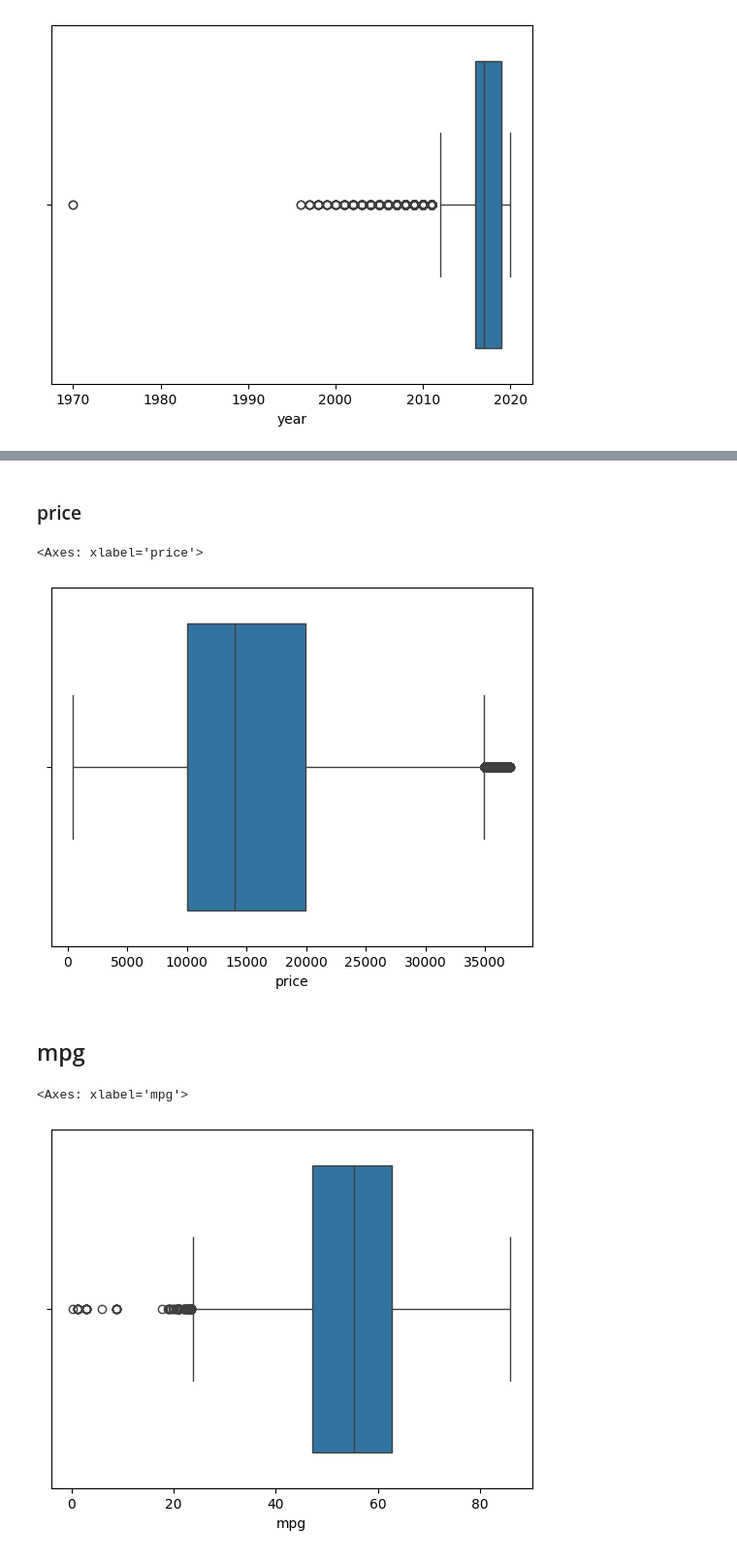
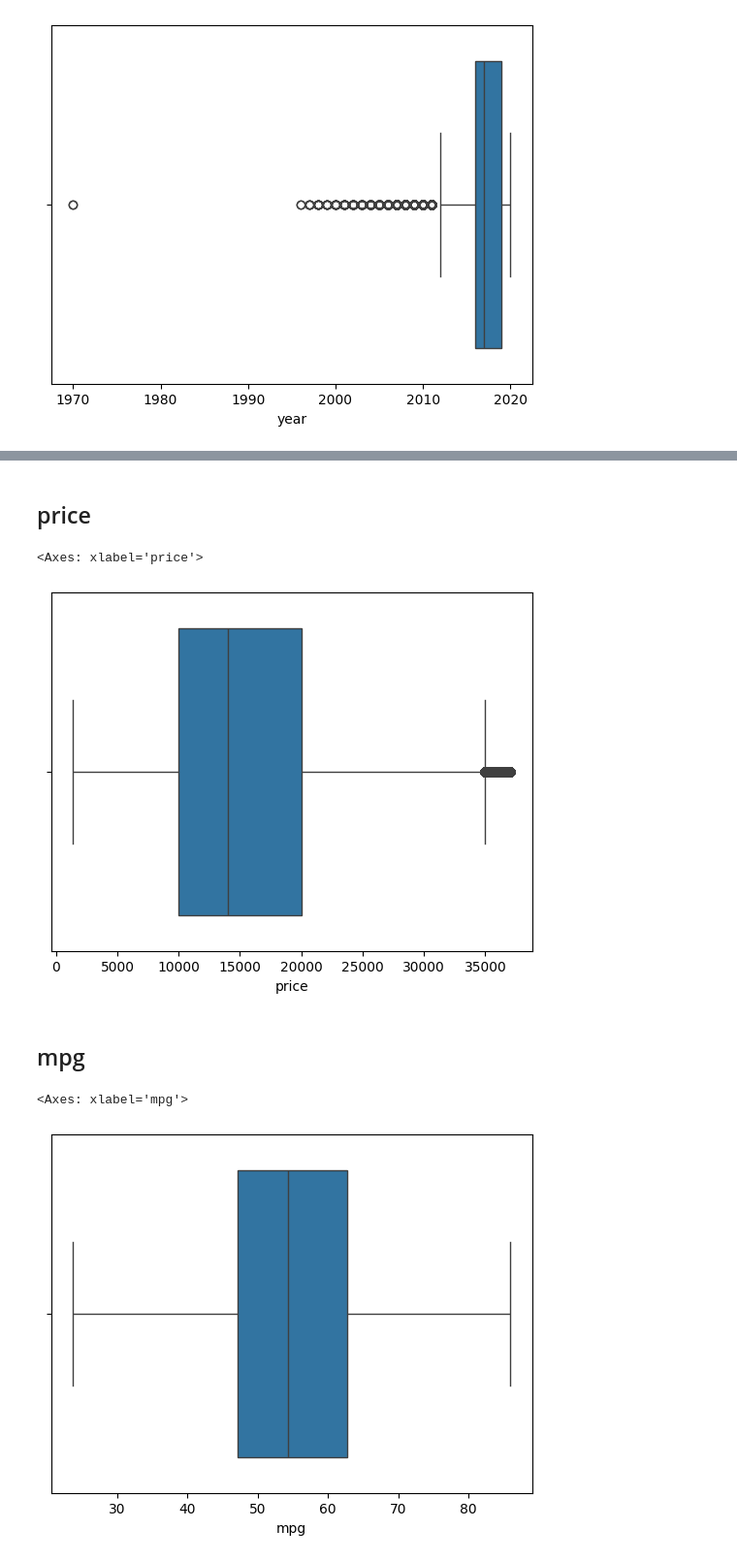
Before and after one commit to parkgunha/Chagawa_project, a Jupyter notebook: 인영_중고차_프로젝트.ipynb, the cells around one changed output, grey strips where cells are left out. Shown: that part at 97% size. Cells and saved outputs as stored; diff of their text form; code cells hidden in the pictures.

```diff
--- a/인영_중고차_프로젝트.ipynb
+++ b/인영_중고차_프로젝트.ipynb
@@ -100,8 +100,7 @@ print(full_data.head())
 4     NaN  NaN  NaN        NaN
 # %%
 # 수정본 데이터셋
-full2_data = pd.read_csv("./full2_data.csv",
-										encoding = "cp949")
+full2_data = pd.read_csv("./full2_data.csv")
 # %% [markdown]
 # 데이터 확인
 # %%
@@ -441,0 +415,19 @@ sns.boxplot(data=full2_data, x='year')
+# %%
+# 'year' 이상치
+q1=full2_data['year'].quantile(0.25)
+q2=full2_data['year'].quantile(0.5)
+q3=full2_data['year'].quantile(0.75)
+iqr=q3-q1
+iqr
+
+condition5=full2_data['year']>q3+1.5*iqr
+condition6=full2_data['year']<q1-1.5*iqr
+
+# 이상치 드롭
+a=full2_data[condition5].index
+b=full2_data[condition6].index
+full2_data.drop(a,inplace=True)
+full2_data.drop(b,inplace=True)
+
+#box plot 다시 그리기
+sns.boxplot(data=full2_data, x='year')
@@ -442,44 +437,49 @@ sns.boxplot(data=full2_data, x='year')
 # %% [markdown]
-### price
+## price
 # %%
-# 'year' 이상치
+# 'price' 이상치
 q1=full2_data['price'].quantile(0.25)
 q2=full2_data['price'].quantile(0.5)
 q3=full2_data['price'].quantile(0.75)
 iqr=q3-q1
 iqr
 
-condition1=full2_data['price']>q3+1.5*iqr
+condition0=full2_data['price']>q3+1.5*iqr
+condition1=full2_data['price']<q1-1.5*iqr
 full2_data[condition]
 
 # 이상치 드롭
-a=full2_data[condition1].index
+a=full2_data[condition0].index
+b=full2_data[condition1].index
 full2_data.drop(a,inplace=True)
+full2_data.drop(b,inplace=True)
 
 #box plot 다시 그리기
 sns.boxplot(data=full2_data, x='price')
 # %% [output]
 <Axes: xlabel='price'>
-[figure, old version]
+[figure, new version]
 # %% [markdown]
 ## mpg
 # %%
 # 'mpg' 이상치
 q1=full2_data['mpg'].quantile(0.25)
 q2=full2_data['mpg'].quantile(0.5)
 q3=full2_data['mpg'].quantile(0.75)
 iqr=q3-q1
 iqr
 
 condition2=full2_data['mpg']>q3+1.5*iqr
-full2_data[condition]
+condition4=full2_data['mpg']<q1-1.5*iqr
 
 # 이상치 드롭
 a=full2_data[condition2].index
+b=full2_data[condition4].index
 full2_data.drop(a,inplace=True)
+full2_data.drop(b,inplace=True)
 
 #box plot 다시 그리기
 sns.boxplot(data=full2_data, x='mpg')
 # %% [output]
 <Axes: xlabel='mpg'>
-[figure, old version]
+[figure, new version]
```
Also changed, not shown: parts of 8 cells of this notebook.
